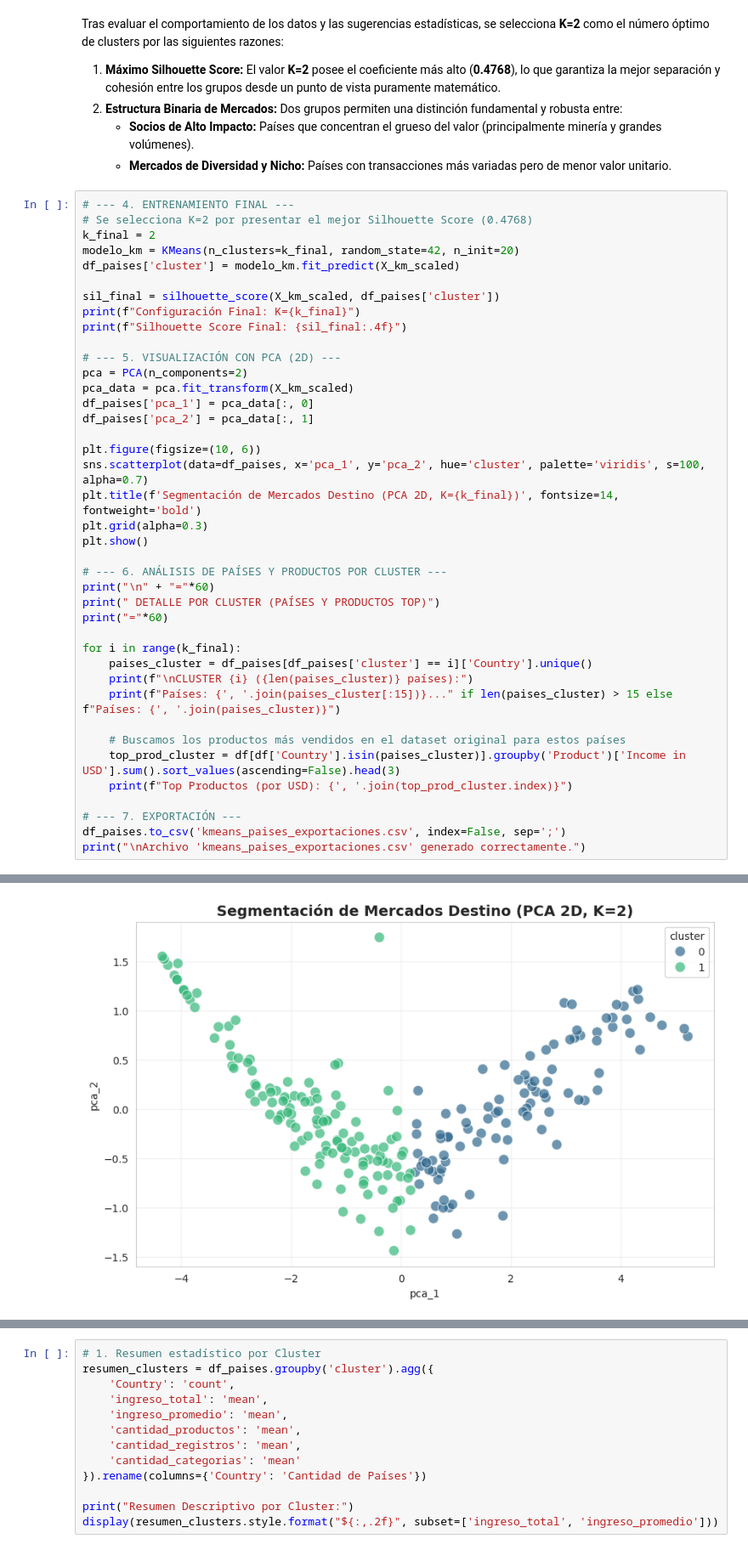
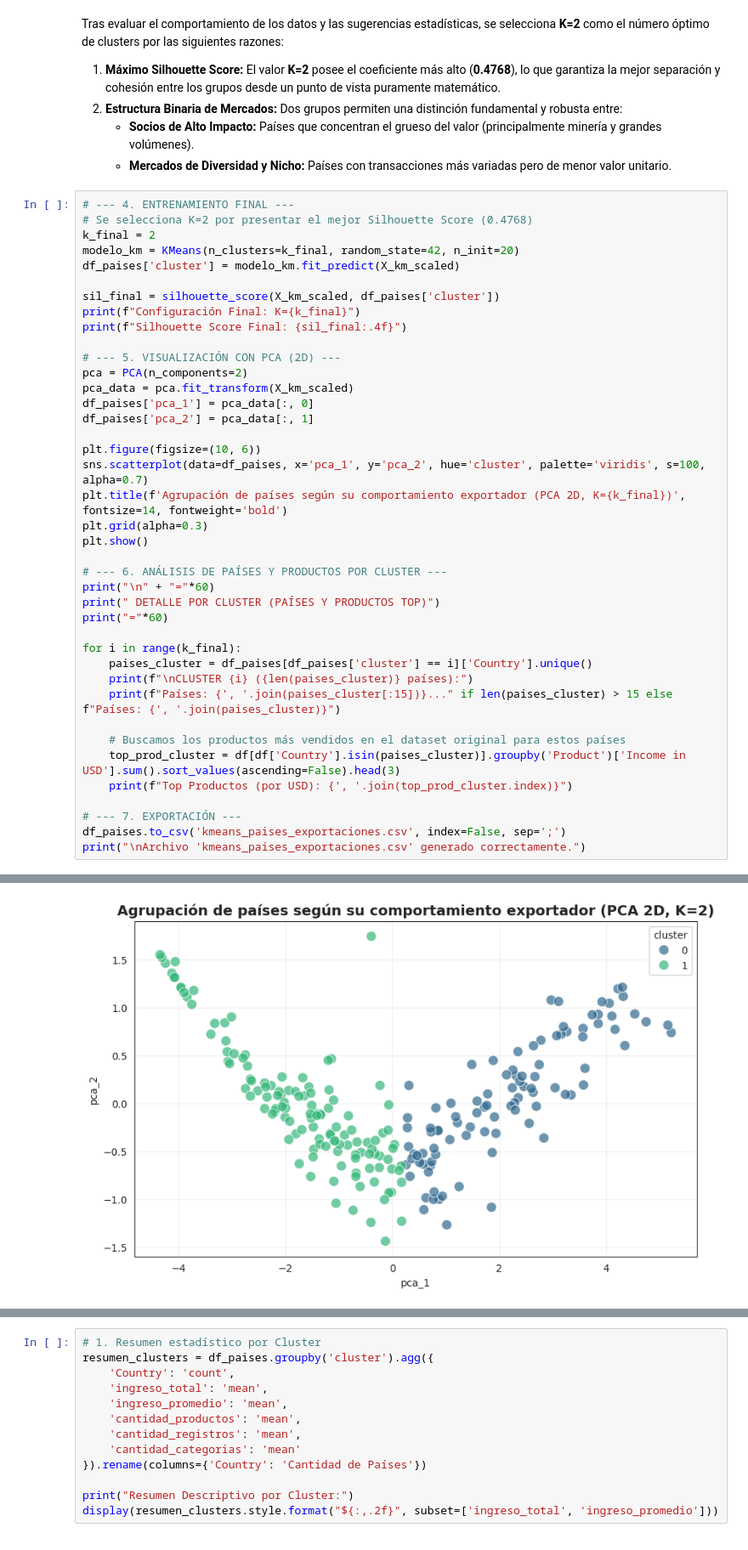
Before and after one commit to Cxris2145/MineriaDatos2026, a Jupyter notebook: ExportacionesChile2026_EVALUACION-3.ipynb, the cells around one changed output, grey strips where cells are left out. Shown at 85% size. Cells and saved outputs as stored; diff of their text form.

```diff
--- a/ExportacionesChile2026_EVALUACION-3.ipynb
+++ b/ExportacionesChile2026_EVALUACION-3.ipynb
@@ -1226,35 +1221,35 @@ print(f"Silhouette Score Final: {sil_final:.4f}")
 pca = PCA(n_components=2)
 pca_data = pca.fit_transform(X_km_scaled)
 df_paises['pca_1'] = pca_data[:, 0]
 df_paises['pca_2'] = pca_data[:, 1]
 
 plt.figure(figsize=(10, 6))
 sns.scatterplot(data=df_paises, x='pca_1', y='pca_2', hue='cluster', palette='viridis', s=100, alpha=0.7)
-plt.title(f'Segmentación de Mercados Destino (PCA 2D, K={k_final})', fontsize=14, fontweight='bold')
+plt.title(f'Agrupación de países según su comportamiento exportador (PCA 2D, K={k_final})', fontsize=14, fontweight='bold')
 plt.grid(alpha=0.3)
 plt.show()
 
 # --- 6. ANÁLISIS DE PAÍSES Y PRODUCTOS POR CLUSTER ---
 print("\n" + "="*60)
 print(" DETALLE POR CLUSTER (PAÍSES Y PRODUCTOS TOP)")
 print("="*60)
 
 for i in range(k_final):
     paises_cluster = df_paises[df_paises['cluster'] == i]['Country'].unique()
     print(f"\nCLUSTER {i} ({len(paises_cluster)} países):")
     print(f"Países: {', '.join(paises_cluster[:15])}..." if len(paises_cluster) > 15 else f"Países: {', '.join(paises_cluster)}")
 
     # Buscamos los productos más vendidos en el dataset original para estos países
     top_prod_cluster = df[df['Country'].isin(paises_cluster)].groupby('Product')['Income in USD'].sum().sort_values(ascending=False).head(3)
     print(f"Top Productos (por USD): {', '.join(top_prod_cluster.index)}")
 
 # --- 7. EXPORTACIÓN ---
 df_paises.to_csv('kmeans_paises_exportaciones.csv', index=False, sep=';')
 print("\nArchivo 'kmeans_paises_exportaciones.csv' generado correctamente.")
 # %% [output]
 Configuración Final: K=2
 Silhouette Score Final: 0.4770
-[figure, old version]
+[figure, new version]
 ============================================================
  DETALLE POR CLUSTER (PAÍSES Y PRODUCTOS TOP)
 ============================================================
```
Also changed, not shown: parts of 3 cells of this notebook.
